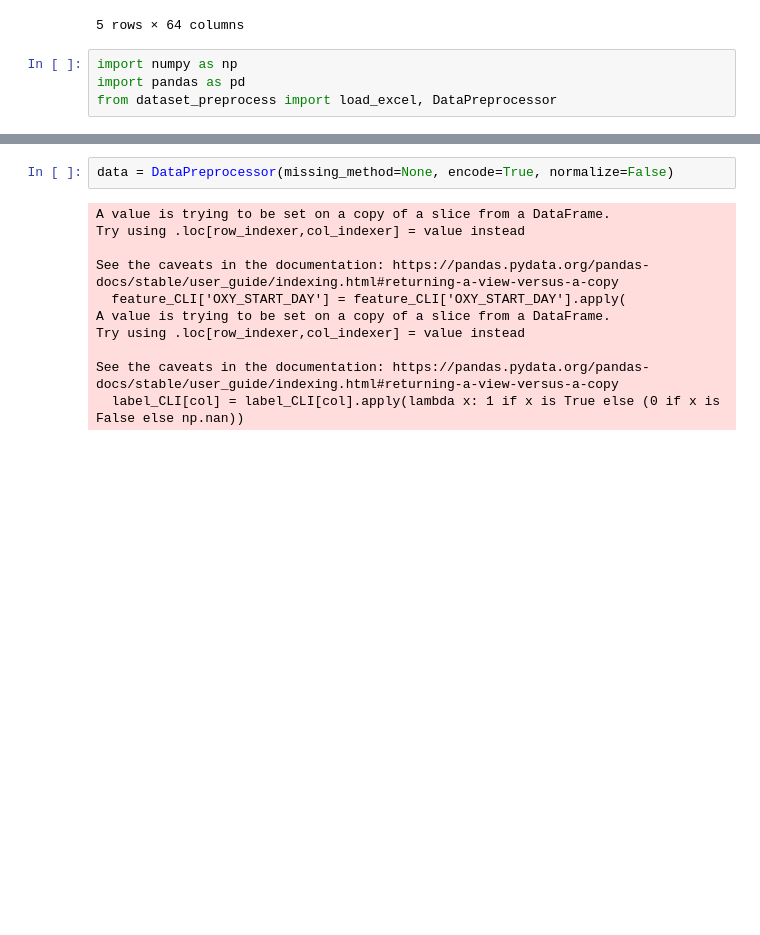
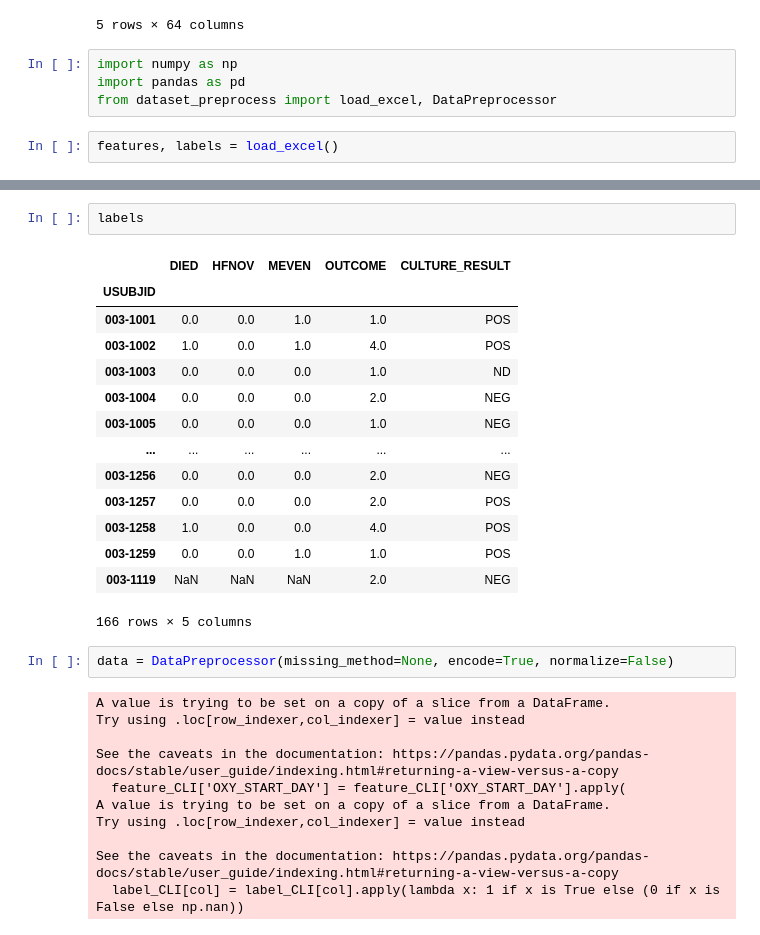
Before and after one commit to patelkayla6/sepsis-dissertation, a Jupyter notebook: codes/preprocess.ipynb, the cells around one changed output, grey strips where cells are left out. Drawn from its saved outputs; the diff is of its cells as text; blank space fills up the shorter version.

```diff
--- a/codes/preprocess.ipynb
+++ b/codes/preprocess.ipynb
@@ -280,3 +280,5 @@ features.head()
 import numpy as np
 import pandas as pd
 from dataset_preprocess import load_excel, DataPreprocessor
+# %%
+features, labels = load_excel()
@@ -283,3 +296,20 @@ from dataset_preprocess import load_excel, DataPreprocessor
+# %%
+labels
+# %% [output]
+|  | DIED | HFNOV | MEVEN | OUTCOME | CULTURE_RESULT |
+| USUBJID |  |  |  |  |  |
+| 003-1001 | 0.0 | 0.0 | 1.0 | 1.0 | POS |
+| 003-1002 | 1.0 | 0.0 | 1.0 | 4.0 | POS |
+| 003-1003 | 0.0 | 0.0 | 0.0 | 1.0 | ND |
+| 003-1004 | 0.0 | 0.0 | 0.0 | 2.0 | NEG |
+| 003-1005 | 0.0 | 0.0 | 0.0 | 1.0 | NEG |
+| ... | ... | ... | ... | ... | ... |
+| 003-1256 | 0.0 | 0.0 | 0.0 | 2.0 | NEG |
+| 003-1257 | 0.0 | 0.0 | 0.0 | 2.0 | POS |
+| 003-1258 | 1.0 | 0.0 | 0.0 | 4.0 | POS |
+| 003-1259 | 0.0 | 0.0 | 1.0 | 1.0 | POS |
+| 003-1119 | NaN | NaN | NaN | 2.0 | NEG |
+166 rows × 5 columns
 # %%
 data = DataPreprocessor(missing_method=None, encode=True, normalize=False)
 # %% [output]
```
Also changed, not shown: parts of 1 cell of this notebook, 3 other files.
